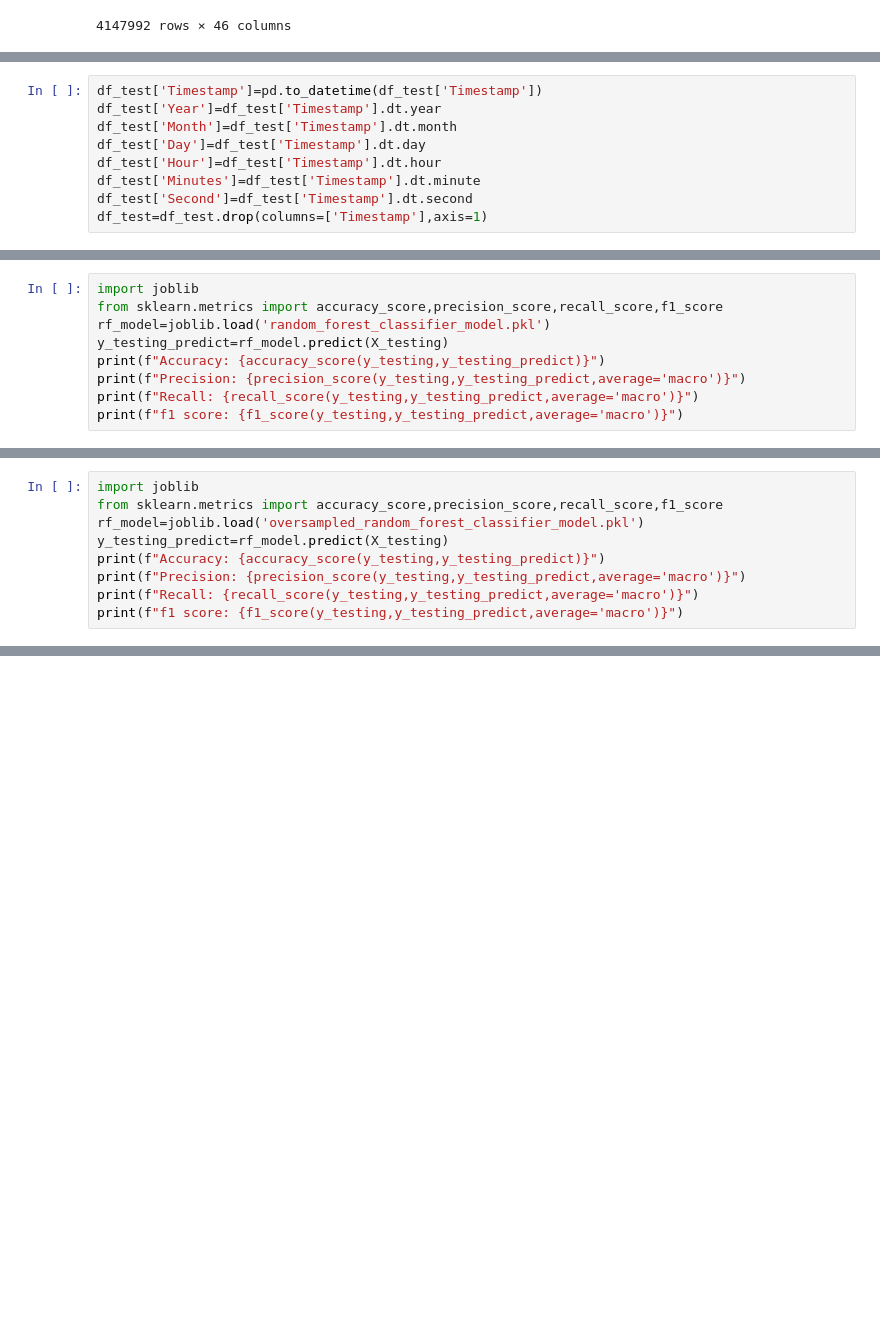
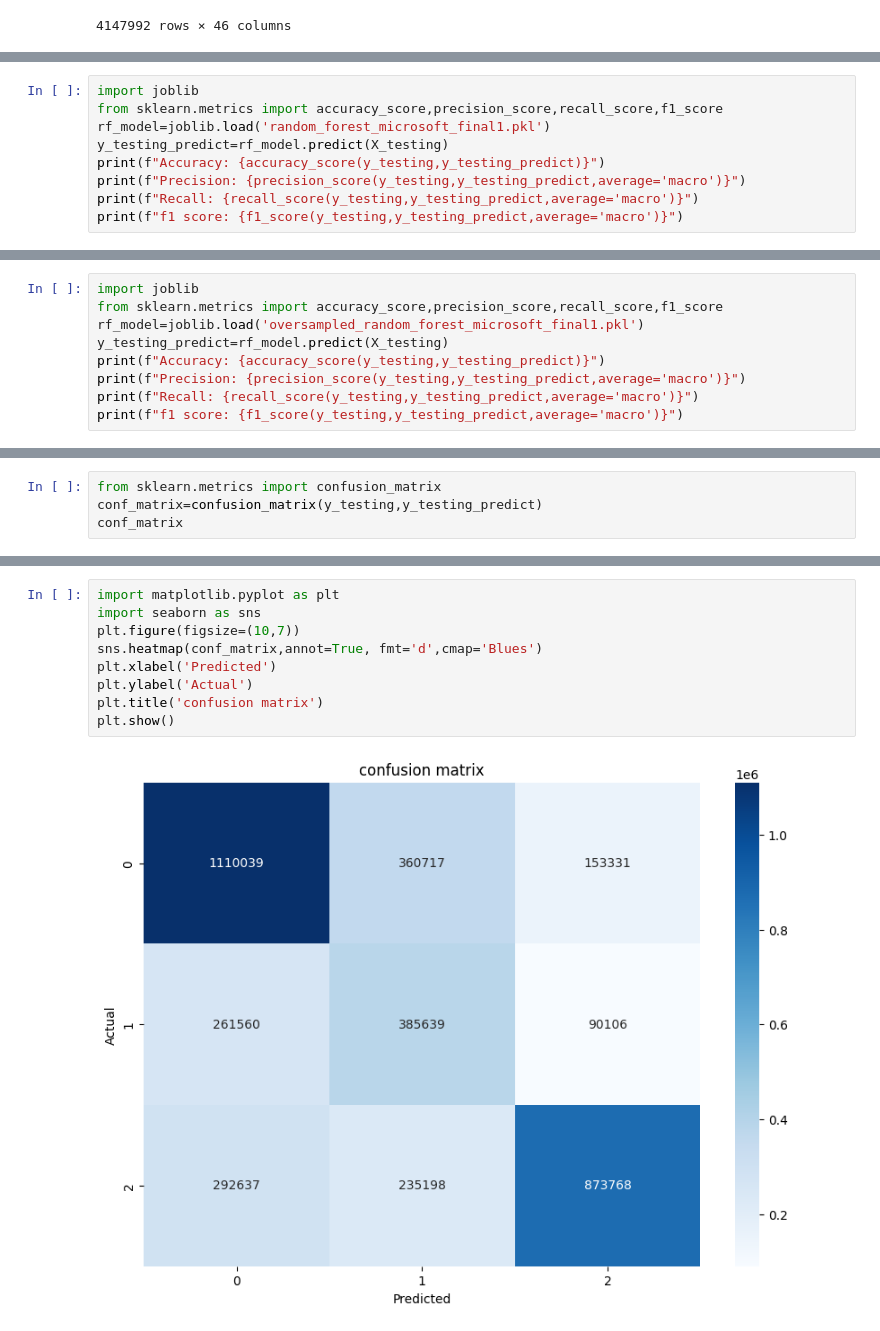
Before and after one commit to Shabanabacker/cybersecurity-incident-classification, a Jupyter notebook: notebooks/microsoft.ipynb, the cells around one changed output, grey strips where cells are left out. Drawn from its saved outputs; the diff is of its cells as text; blank space fills up the shorter version.

```diff
--- a/notebooks/microsoft.ipynb
+++ b/notebooks/microsoft.ipynb
@@ -448,9 +480,0 @@ print(missing_df)
-# %%
-df_test['Timestamp']=pd.to_datetime(df_test['Timestamp'])
-df_test['Year']=df_test['Timestamp'].dt.year
-df_test['Month']=df_test['Timestamp'].dt.month
-df_test['Day']=df_test['Timestamp'].dt.day
-df_test['Hour']=df_test['Timestamp'].dt.hour
-df_test['Minutes']=df_test['Timestamp'].dt.minute
-df_test['Second']=df_test['Timestamp'].dt.second
-df_test=df_test.drop(columns=['Timestamp'],axis=1)
@@ -490,7 +484,7 @@ y_testing=df_test['IncidentGrade_encoded']
 # %%
 import joblib
 from sklearn.metrics import accuracy_score,precision_score,recall_score,f1_score
-rf_model=joblib.load('random_forest_classifier_model.pkl')
+rf_model=joblib.load('random_forest_microsoft_final1.pkl')
 y_testing_predict=rf_model.predict(X_testing)
 print(f"Accuracy: {accuracy_score(y_testing,y_testing_predict)}")
 print(f"Precision: {precision_score(y_testing,y_testing_predict,average='macro')}")
@@ -504,7 +498,7 @@ f1 score: 0.9095150559855404
 # %%
 import joblib
 from sklearn.metrics import accuracy_score,precision_score,recall_score,f1_score
-rf_model=joblib.load('oversampled_random_forest_classifier_model.pkl')
+rf_model=joblib.load('oversampled_random_forest_microsoft_final1.pkl')
 y_testing_predict=rf_model.predict(X_testing)
 print(f"Accuracy: {accuracy_score(y_testing,y_testing_predict)}")
 print(f"Precision: {precision_score(y_testing,y_testing_predict,average='macro')}")
@@ -517,0 +512,4 @@ f1 score: 0.9081954518187171
+# %%
+from sklearn.metrics import confusion_matrix
+conf_matrix=confusion_matrix(y_testing,y_testing_predict)
+conf_matrix
@@ -517,0 +520,11 @@ f1 score: 0.9081954518187171
+# %%
+import matplotlib.pyplot as plt
+import seaborn as sns
+plt.figure(figsize=(10,7))
+sns.heatmap(conf_matrix,annot=True, fmt='d',cmap='Blues')
+plt.xlabel('Predicted')
+plt.ylabel('Actual')
+plt.title('confusion matrix')
+plt.show()
+# %% [output]
+[figure, added]
```
Also changed, not shown: parts of 63 cells of this notebook.
